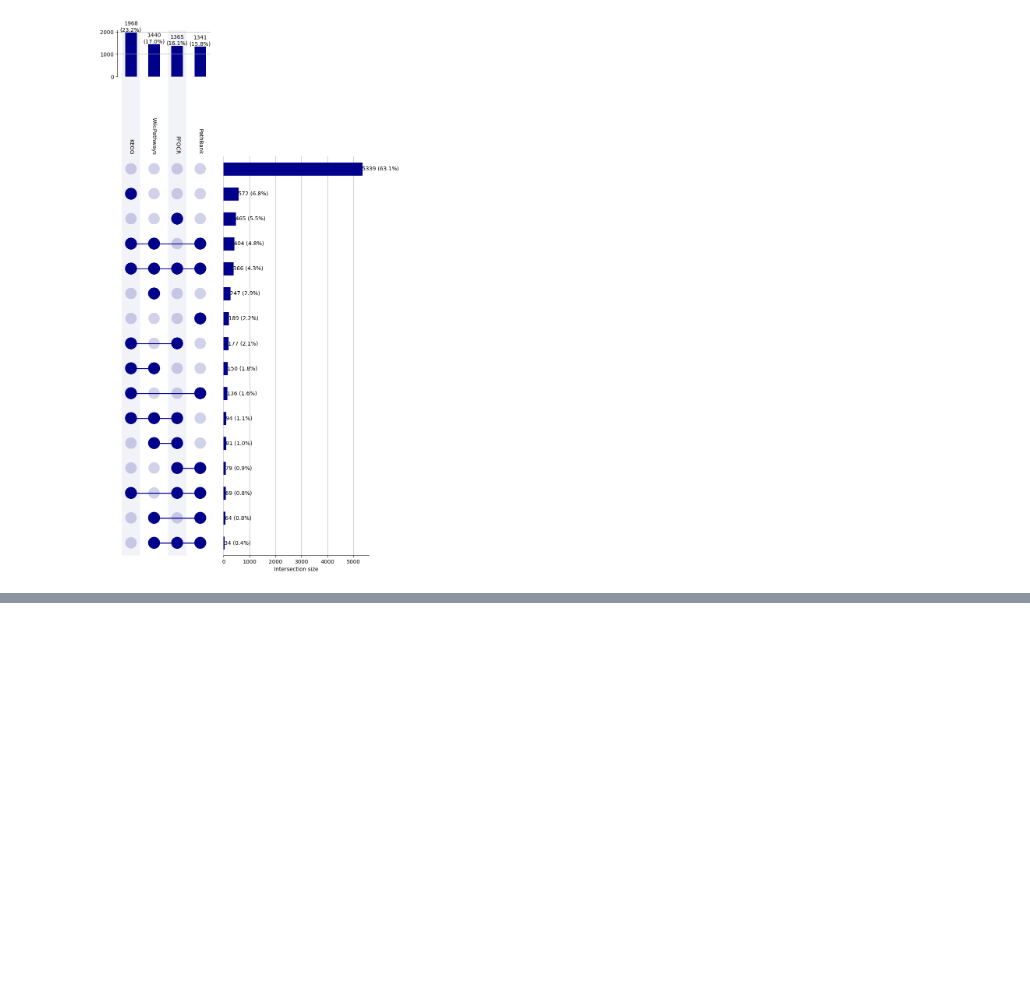
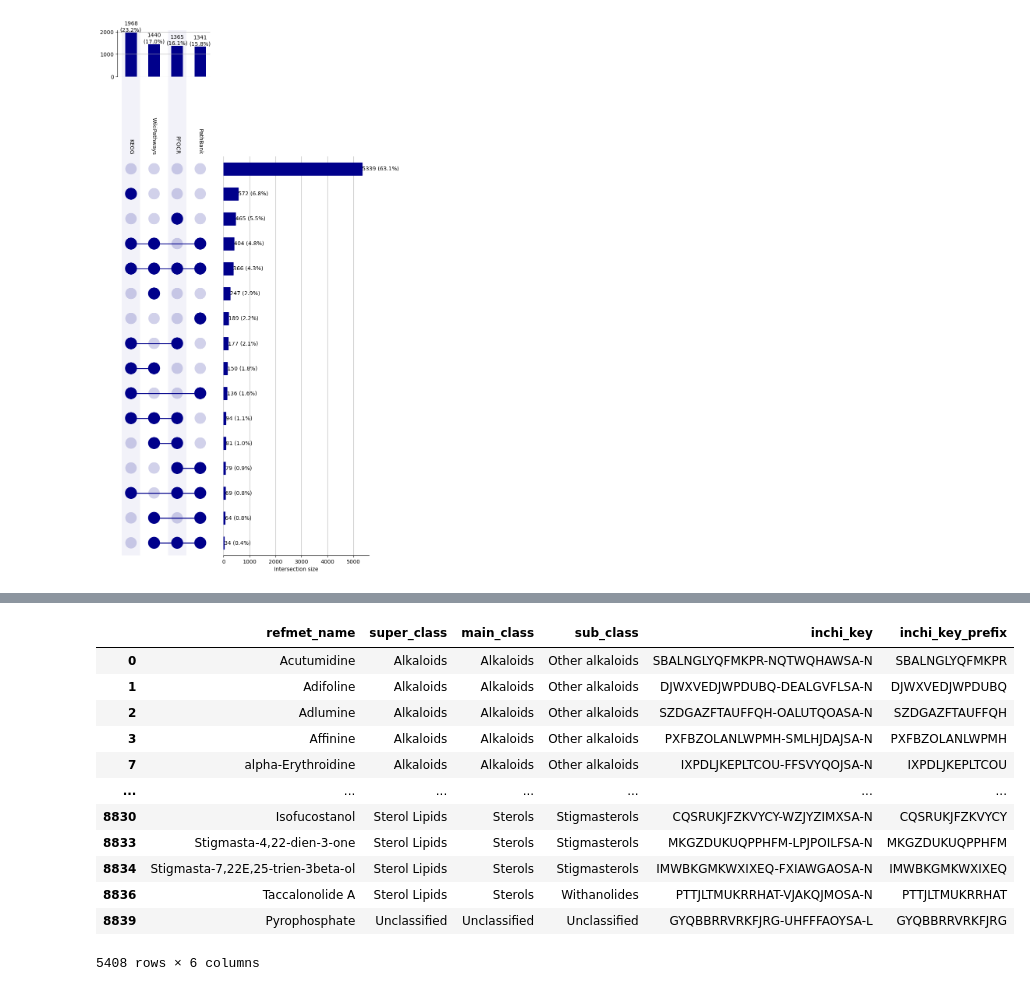
Before and after one commit to kozo2/mb-2023_poster, a Jupyter notebook: count_inchikeys_in_pathwaydbs.ipynb, the cells around one changed output, grey strips where cells are left out. Saved outputs shown, nothing was run; the diff lists cells and outputs as text; code cells hidden in the pictures; blank space fills up the shorter version.

```diff
--- a/count_inchikeys_in_pathwaydbs.ipynb
+++ b/count_inchikeys_in_pathwaydbs.ipynb
@@ -819,0 +1010,16 @@ plot(from_indicators(indicators=pd.isna, data=overlap_df), show_counts=True, ori
+# %%
+only_in_mw_refmet_df
+# %% [output]
+|  | refmet_name | super_class | main_class | sub_class | inchi_key | inchi_key_prefix |
+| 0 | Acutumidine | Alkaloids | Alkaloids | Other alkaloids | SBALNGLYQFMKPR-NQTWQHAWSA-N | SBALNGLYQFMKPR |
+| 1 | Adifoline | Alkaloids | Alkaloids | Other alkaloids | DJWXVEDJWPDUBQ-DEALGVFLSA-N | DJWXVEDJWPDUBQ |
+| 2 | Adlumine | Alkaloids | Alkaloids | Other alkaloids | SZDGAZFTAUFFQH-OALUTQOASA-N | SZDGAZFTAUFFQH |
+| 3 | Affinine | Alkaloids | Alkaloids | Other alkaloids | PXFBZOLANLWPMH-SMLHJDAJSA-N | PXFBZOLANLWPMH |
+| 7 | alpha-Erythroidine | Alkaloids | Alkaloids | Other alkaloids | IXPDLJKEPLTCOU-FFSVYQOJSA-N | IXPDLJKEPLTCOU |
+| ... | ... | ... | ... | ... | ... | ... |
+| 8830 | Isofucostanol | Sterol Lipids | Sterols | Stigmasterols | CQSRUKJFZKVYCY-WZJYZIMXSA-N | CQSRUKJFZKVYCY |
+| 8833 | Stigmasta-4,22-dien-3-one | Sterol Lipids | Sterols | Stigmasterols | MKGZDUKUQPPHFM-LPJPOILFSA-N | MKGZDUKUQPPHFM |
+| 8834 | Stigmasta-7,22E,25-trien-3beta-ol | Sterol Lipids | Sterols | Stigmasterols | IMWBKGMKWXIXEQ-FXIAWGAOSA-N | IMWBKGMKWXIXEQ |
+| 8836 | Taccalonolide A | Sterol Lipids | Sterols | Withanolides | PTTJLTMUKRRHAT-VJAKQJMOSA-N | PTTJLTMUKRRHAT |
+| 8839 | Pyrophosphate | Unclassified | Unclassified | Unclassified | GYQBBRRVRKFJRG-UHFFFAOYSA-L | GYQBBRRVRKFJRG |
+5408 rows × 6 columns
```
Also changed, not shown: parts of 24 cells of this notebook.
